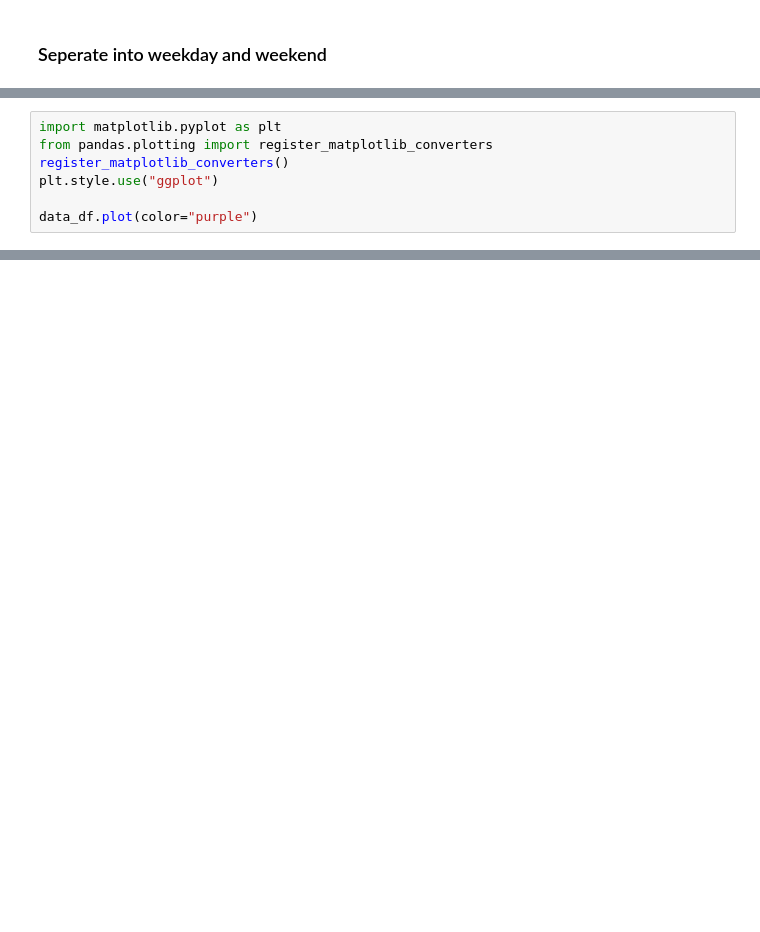
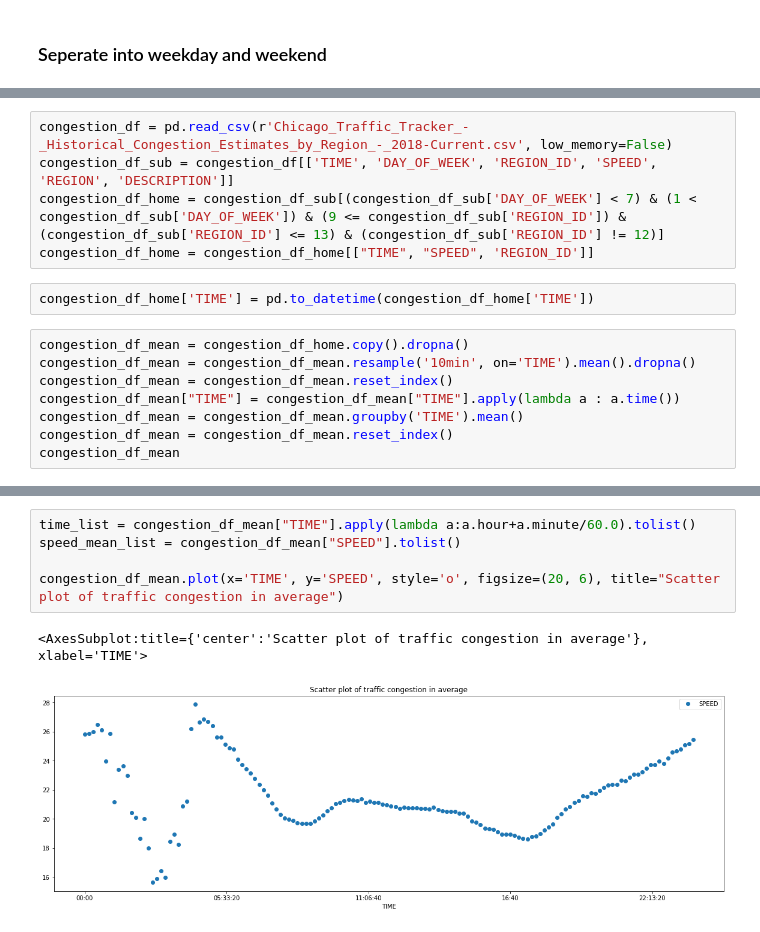
Before and after one commit to JackZihengChen/TE360, a Jupyter notebook: Final Project/Data Project Final.ipynb, the cells around one changed output, grey strips where cells are left out. Drawn from its saved outputs; the diff is of its cells as text; blank space fills up the shorter version.

```diff
--- a/Final Project/Data Project Final.ipynb
+++ b/Final Project/Data Project Final.ipynb
@@ -464,7 +219,0 @@ array([[<AxesSubplot:title={'center':'ID'}>,
-# %%
-import matplotlib.pyplot as plt
-from pandas.plotting import register_matplotlib_converters
-register_matplotlib_converters()
-plt.style.use("ggplot")
-
-data_df.plot(color="purple")
@@ -511,0 +396,15 @@ I will find the number of buildings built in each community area and see whether
+# %%
+congestion_df = pd.read_csv(r'Chicago_Traffic_Tracker_-_Historical_Congestion_Estimates_by_Region_-_2018-Current.csv', low_memory=False)
+congestion_df_sub = congestion_df[['TIME', 'DAY_OF_WEEK', 'REGION_ID', 'SPEED', 'REGION', 'DESCRIPTION']]
+congestion_df_home = congestion_df_sub[(congestion_df_sub['DAY_OF_WEEK'] < 7) & (1 < congestion_df_sub['DAY_OF_WEEK']) & (9 <= congestion_df_sub['REGION_ID']) & (congestion_df_sub['REGION_ID'] <= 13) & (congestion_df_sub['REGION_ID'] != 12)]
+congestion_df_home = congestion_df_home[["TIME", "SPEED", 'REGION_ID']]
+# %%
+congestion_df_home['TIME'] = pd.to_datetime(congestion_df_home['TIME'])
+# %%
+congestion_df_mean = congestion_df_home.copy().dropna()
+congestion_df_mean = congestion_df_mean.resample('10min', on='TIME').mean().dropna()
+congestion_df_mean = congestion_df_mean.reset_index()
+congestion_df_mean["TIME"] = congestion_df_mean["TIME"].apply(lambda a : a.time())
+congestion_df_mean = congestion_df_mean.groupby('TIME').mean()
+congestion_df_mean = congestion_df_mean.reset_index()
+congestion_df_mean
@@ -511,0 +425,8 @@ I will find the number of buildings built in each community area and see whether
+# %%
+time_list = congestion_df_mean["TIME"].apply(lambda a:a.hour+a.minute/60.0).tolist()
+speed_mean_list = congestion_df_mean["SPEED"].tolist()
+
+congestion_df_mean.plot(x='TIME', y='SPEED', style='o', figsize=(20, 6), title="Scatter plot of traffic congestion in average")
+# %% [output]
+<AxesSubplot:title={'center':'Scatter plot of traffic congestion in average'}, xlabel='TIME'>
+[figure, added]
```
Also changed, not shown: parts of 80 cells of this notebook, 3 other files.
